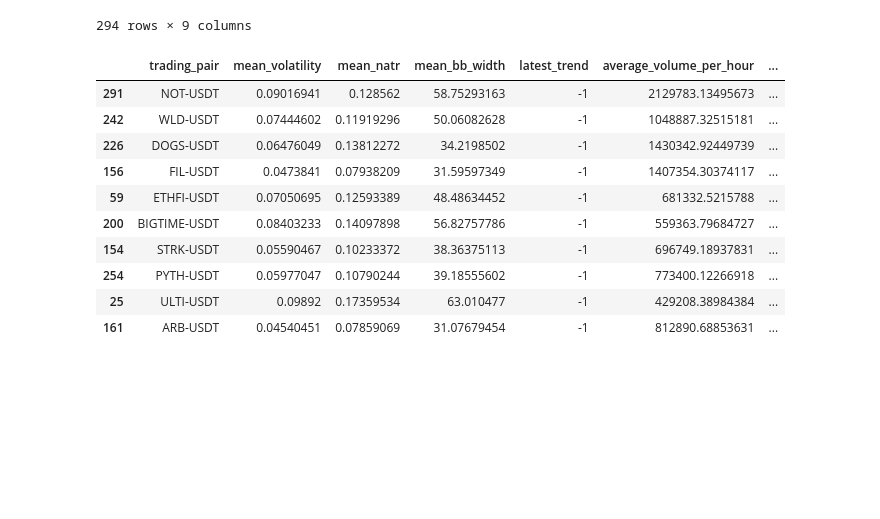
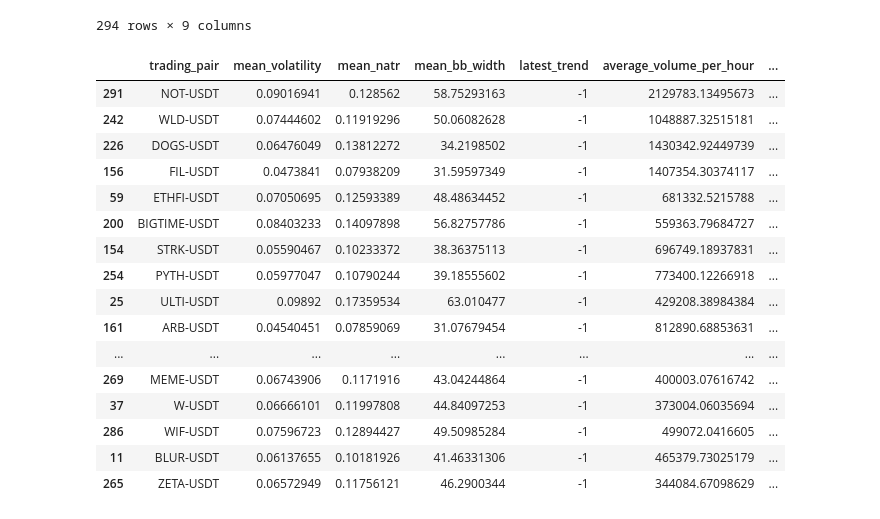
Before and after one commit to hummingbot/quants-lab, a Jupyter notebook: research_notebooks/dneitor/1_market_analyzer.ipynb, the cells around one changed output. Cells and saved outputs as stored; diff of their text form; code cells hidden in the pictures; blank space fills up the shorter version.

```diff
--- a/research_notebooks/dneitor/1_market_analyzer.ipynb
+++ b/research_notebooks/dneitor/1_market_analyzer.ipynb
@@ -20,7 +20,9 @@ client_session: <aiohttp.client.ClientSession object at 0x...>
 # %%
 # Constants
 CONNECTOR_NAME = "okx"
+QUOTE_ASSET = "USDT"
 INTERVAL = "1d"
+MIN_NOTIONAL_SIZE = 1
 DAYS = 360
 FETCH_CANDLES = False
 # Features configuration
@@ -35,7 +37,7 @@ VOLUME_LONG_WINDOW = 50
 import asyncio
 
 trading_rules = await clob.get_trading_rules(CONNECTOR_NAME)
-trading_pairs = trading_rules.filter_by_quote_asset("USDT")\
-    .filter_by_min_notional_size(Decimal("5"))\
+trading_pairs = trading_rules.filter_by_quote_asset(QUOTE_ASSET)\
+    .filter_by_min_notional_size(Decimal(MIN_NOTIONAL_SIZE))\
     .get_all_trading_pairs()
 # %% [output]
@@ -105,26 +107,32 @@ Error processing CATI-USDT: unsupported operand type(s) for /: 'NoneType' and 'i
 # %%
 from research_notebooks.dneitor.utils import filter_top_markets
 
-TOP_X_MARKETS = 10  # Number of top markets to select
+TOP_X_MARKETS = 20  # Number of top markets to select
 MIN_VOLUME_USD = 2000  # Minimum volume in USD
 MIN_NATR = 0.01  # Minimum ATR
 CURRENT_POSITION_THRESHOLD = 0.8  # Trend threshold
 
 top_markets = filter_top_markets(report_df=report, top_x=TOP_X_MARKETS, min_volume_usd=MIN_VOLUME_USD, min_natr=MIN_NATR, current_position_threshold=CURRENT_POSITION_THRESHOLD)
 top_markets_candles = {candle.trading_pair: candle for candle in candles if candle.trading_pair in top_markets["trading_pair"].values}
 top_markets
 # %% [output]
 |  | trading_pair | mean_volatility | mean_natr | mean_bb_width | latest_trend | average_volume_per_hour | ... |
 | 291 | NOT-USDT | 0.09016941 | 0.128562 | 58.75293163 | -1 | 2129783.13495673 | ... |
 | 242 | WLD-USDT | 0.07444602 | 0.11919296 | 50.06082628 | -1 | 1048887.32515181 | ... |
 | 226 | DOGS-USDT | 0.06476049 | 0.13812272 | 34.2198502 | -1 | 1430342.92449739 | ... |
 | 156 | FIL-USDT | 0.0473841 | 0.07938209 | 31.59597349 | -1 | 1407354.30374117 | ... |
 | 59 | ETHFI-USDT | 0.07050695 | 0.12593389 | 48.48634452 | -1 | 681332.5215788 | ... |
 | 200 | BIGTIME-USDT | 0.08403233 | 0.14097898 | 56.82757786 | -1 | 559363.79684727 | ... |
 | 154 | STRK-USDT | 0.05590467 | 0.10233372 | 38.36375113 | -1 | 696749.18937831 | ... |
 | 254 | PYTH-USDT | 0.05977047 | 0.10790244 | 39.18555602 | -1 | 773400.12266918 | ... |
 | 25 | ULTI-USDT | 0.09892 | 0.17359534 | 63.010477 | -1 | 429208.38984384 | ... |
 | 161 | ARB-USDT | 0.04540451 | 0.07859069 | 31.07679454 | -1 | 812890.68853631 | ... |
+| ... | ... | ... | ... | ... | ... | ... | ... |
+| 269 | MEME-USDT | 0.06743906 | 0.1171916 | 43.04244864 | -1 | 400003.07616742 | ... |
+| 37 | W-USDT | 0.06666101 | 0.11997808 | 44.84097253 | -1 | 373004.06035694 | ... |
+| 286 | WIF-USDT | 0.07596723 | 0.12894427 | 49.50985284 | -1 | 499072.0416605 | ... |
+| 11 | BLUR-USDT | 0.06137655 | 0.10181926 | 41.46331306 | -1 | 465379.73025179 | ... |
+| 265 | ZETA-USDT | 0.06572949 | 0.11756121 | 46.2900344 | -1 | 344084.67098629 | ... |
 # %%
 from hummingbot.core.data_type.common import OrderType
 from research_notebooks.dneitor.utils import generate_config
```
Also changed, not shown: parts of 3 cells of this notebook, 6 other files.
